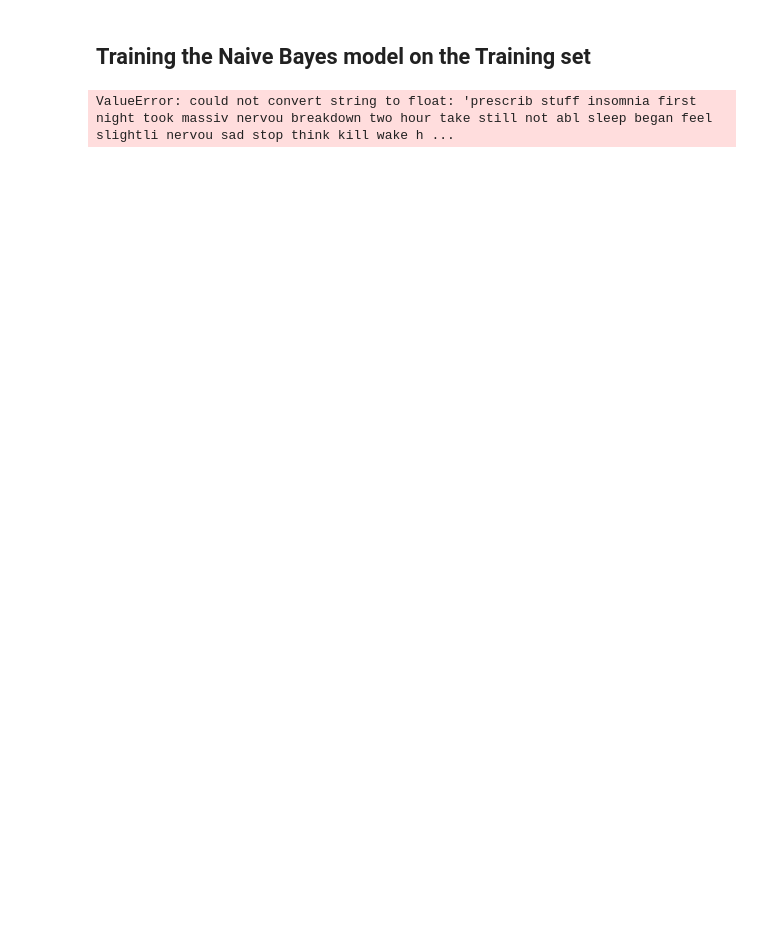
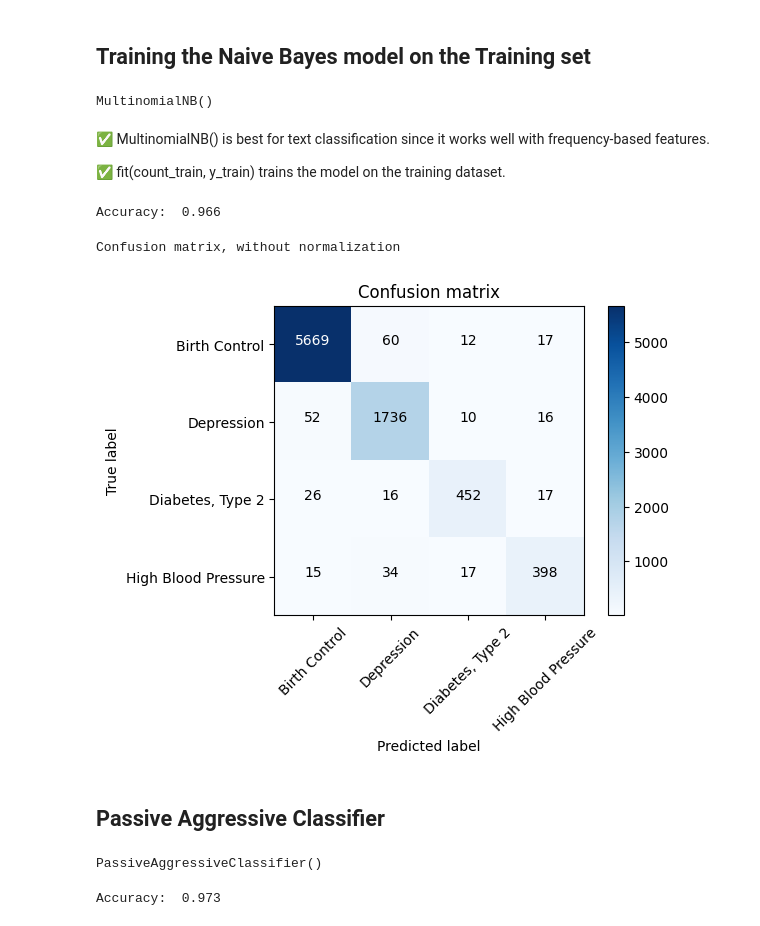
Before and after one commit to AhmadAlsebai/Patient-s-Condition-NLP-Project-Tutorial, a Jupyter notebook: patient_condition_nlp_project_tutorial.ipynb, the cells around one changed output. Drawn from its saved outputs; the diff is of its cells as text; code cells hidden in the pictures; blank space fills up the shorter version.

```diff
--- a/patient_condition_nlp_project_tutorial.ipynb
+++ b/patient_condition_nlp_project_tutorial.ipynb
@@ -269,0 +266,11 @@ X = cv.fit_transform(X).toarray() # Fit to the text data (corpus), transform it
+# %%
+from sklearn.feature_extraction.text import CountVectorizer
+
+# Initialize CountVectorizer and remove common English stopwords
+count_vectorizer = CountVectorizer(stop_words='english')
+
+# Fit and transform the training data into a bag-of-words representation
+count_train = count_vectorizer.fit_transform(X_train)
+
+# Transform the test data using the same vocabulary from training
+count_test = count_vectorizer.transform(X_test)
@@ -270,8 +285,61 @@ X = cv.fit_transform(X).toarray() # Fit to the text data (corpus), transform it
 # %% [markdown]
 ## Training the Naive Bayes model on the Training set
-# %%
-from sklearn.naive_bayes import GaussianNB
-classifier = GaussianNB() # Initialize the Naive Bayes classifier
-classifier.fit(X_train, y_train) # Train (fit) the classifier using the training data
-# %% [output]
-ValueError: could not convert string to float: 'prescrib stuff insomnia first night took massiv nervou breakdown two hour take still not abl sleep began feel slightli nervou sad stop think kill wake h ...
+# %%
+from sklearn.naive_bayes import MultinomialNB
+
+# Initialize Naïve Bayes classifier
+mnb = MultinomialNB()
+
+# Train the model using the bag-of-words features and corresponding labels
+mnb.fit(count_train, y_train)
+# %% [output]
+MultinomialNB()
+# %% [markdown]
+✅ MultinomialNB() is best for text classification since it works well with frequency-based features.
+
+✅ fit(count_train, y_train) trains the model on the training dataset.
+# %%
+from sklearn import metrics
+
+# Predict labels for test data
+pred = mnb.predict(count_test)
+
+# Calculate accuracy of the model
+score = metrics.accuracy_score(y_test, pred)
+
+# Print accuracy score
+print("Accuracy:  %0.3f" % score)
+# %% [output]
+Accuracy:  0.966
+# %%
+# Compute confusion matrix to evaluate classification performance
+cm = metrics.confusion_matrix(y_test, pred, labels=['Birth Control', 'Depression', 'Diabetes, Type 2', 'High Blood Pressure'])
+
+# Plot the confusion matrix
+plot_confusion_matrix(cm, classes=['Birth Control', 'Depression', 'Diabetes, Type 2', 'High Blood Pressure'])
+# %% [output]
+Confusion matrix, without normalization
+[figure, added]
+# %% [markdown]
+## Passive Aggressive Classifier
+# %%
+from sklearn.linear_model import PassiveAggressiveClassifier, LogisticRegression  # Import classifiers
+
+# Initialize the Passive Aggressive Classifier
+passive = PassiveAggressiveClassifier()
+
+# Train the model on the training dataset
+passive.fit(count_train, y_train)
+# %% [output]
+PassiveAggressiveClassifier()
+# %%
+# Predict labels for the test dataset
+pred = passive.predict(count_test)
+
+# Calculate accuracy of the model
+score = metrics.accuracy_score(y_test, pred)
+
+# Print accuracy score
+print("Accuracy:  %0.3f" % score)
+# %% [output]
+Accuracy:  0.973
```
Also changed, not shown: parts of 8 cells of this notebook.
